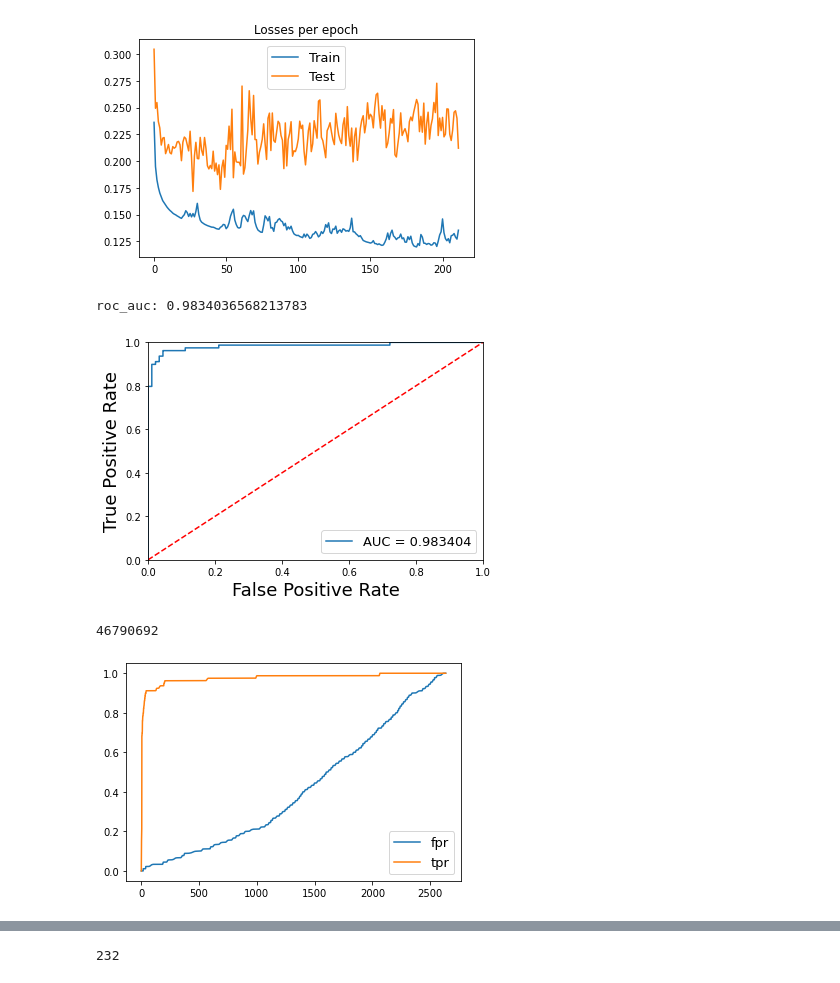
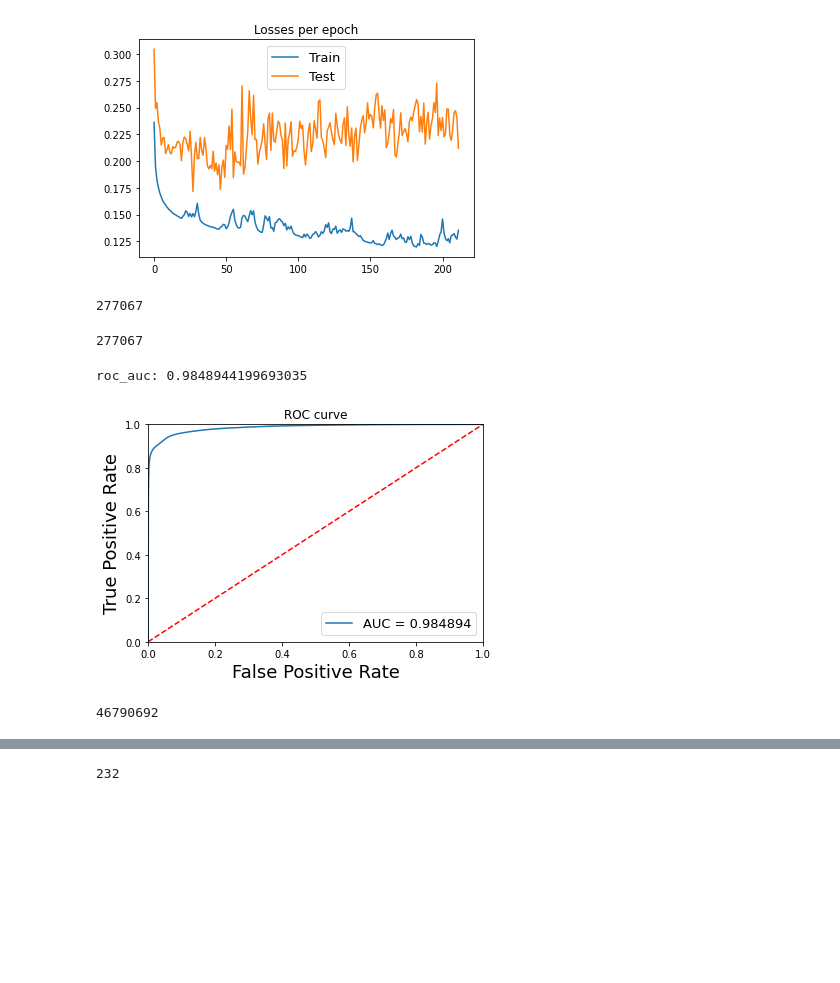
Before and after one commit to mariel-pettee/LCStudies, a Jupyter notebook: classifier/gnn_ming.ipynb, the cells around one changed output, grey strips where cells are left out. Drawn from its saved outputs; the diff is of its cells as text; code cells hidden in the pictures; blank space fills up the shorter version.

```diff
--- a/classifier/gnn_ming.ipynb
+++ b/classifier/gnn_ming.ipynb
@@ -666,3 +671,28 @@ for data in test_graphs:
         output_test = model(input_test, num_processing_steps_te)
         test_predictions.append(output_test[-1].globals)
         test_truth.append(target_test.globals)
+# %%
+# this many truth and predictions
+sum([a is not None for a, b in test_graphs])
+# %% [output]
+277067
+# %%
+# calc roc curve and auc
+test_predictions2 = []
+test_truth2 = []
+
+input_list_test2 = []
+target_list_test2 = []
+for data in tqdm(test_graphs):
+    input_test, target_test = data
+    if input_test is None:
+            continue
+    output_test = model(input_test, num_processing_steps_te)
+    test_predictions2.append(output_test[-1].globals)
+    test_truth2.append(target_test.globals)
+#     if len(input_list_test) >= batch_size:
+#         input_test = utils_tf.concat(input_list, axis=0)
+#         target_test = utils_tf.concat(target_list, axis=0)
+#         output_test = model(input_test, num_processing_steps_te)
+#         test_predictions.append(output_test[-1].globals)
+#         test_truth.append(target_test.globals)
@@ -669,31 +701,33 @@ for data in test_graphs:
+# %%
+len(np.array([x.numpy() for x in test_predictions2]).flatten())
+# %% [output]
+277067
 # %%
 fpr, tpr, thresholds = roc_curve(
-    np.array([x.numpy() for x in test_truth]).flatten(),
-    np.array([x.numpy() for x in test_predictions]).flatten(),
+    np.array([x.numpy() for x in test_truth2]).flatten(),
+    np.array([x.numpy() for x in test_predictions2]).flatten(),
     pos_label=1
 )
 roc_auc = auc(fpr, tpr)
 print("roc_auc:", roc_auc)
-plt.plot(fpr, tpr, label = 'AUC = %0.6f' % roc_auc)
-plt.legend(loc = 'lower right')
-plt.plot([0, 1], [0, 1],'r--')
-plt.xlim([0, 1])
-plt.ylim([0, 1])
-plt.ylabel('True Positive Rate')
-plt.xlabel('False Positive Rate');
 # %% [output]
-roc_auc: 0.9834036568213783
+roc_auc: 0.9848944199693035
-[figure, removed]
+# %%
+plt.plot(fpr, tpr, label = 'AUC = %0.6f' % roc_auc)
+plt.legend(loc = 'lower right')
+plt.plot([0, 1], [0, 1],'r--')
+plt.xlim([0, 1])
+plt.ylim([0, 1])
+plt.ylabel('True Positive Rate')
+plt.xlabel('False Positive Rate')
+plt.title("ROC curve");
+# plt.savefig("roc_curve.png")
+# %% [output]
+[figure, added]
 # %%
 len(np.array([x.numpy() for x in test_predictions]).flatten())
 # %% [output]
 46790692
-# %%
-plt.plot(fpr, label="fpr")
-plt.plot(tpr, label="tpr")
-plt.legend();
-# %% [output]
-[figure, removed]
 # %%
 print(len(fpr))
 print(len(tpr))
```
Also changed, not shown: parts of 6 cells of this notebook.
